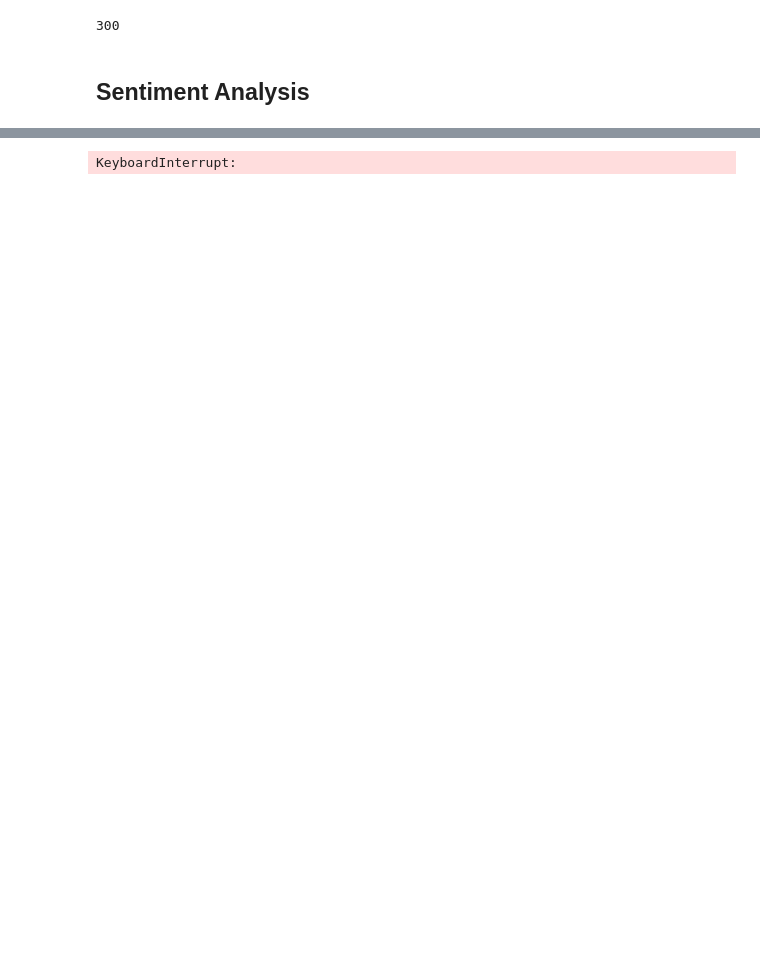
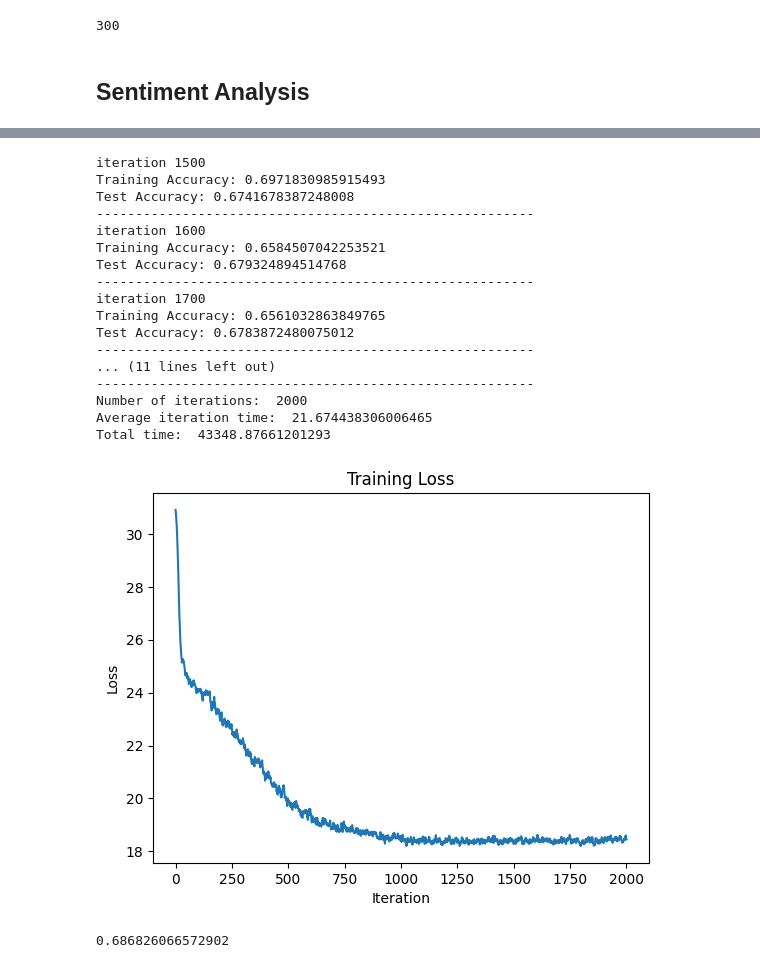
Before and after one commit to ksananth4424/ML_IISc, a Jupyter notebook: Sentiment_model/model_word2vec.ipynb, the cells around one changed output, grey strips where cells are left out. Cells and saved outputs as stored; diff of their text form; code cells hidden in the pictures; blank space fills up the shorter version.

```diff
--- a/Sentiment_model/model_word2vec.ipynb
+++ b/Sentiment_model/model_word2vec.ipynb
@@ -302,52 +479,71 @@ net = load_network()
 # %%
-n = len(training_data)
-k = n//10
-
-initial_eta = 0.01
-decay_rate = 0.96
-decay_step = 100
-decay = 0.002
-
-iterations = 1
-losses = []
-previous_loss = 0
-iteration_time = []
-# np.random.seed(42)
 while True:
     time1 = time.process_time()
     random_seed = random.randint(0, n)
     np.random.seed(random_seed)
-    indices = np.random.choice(n, k, replace=True)
+    indices = np.random.choice(n, k, replace=False)
     temp_X_train = X_train[indices]
     temp_y_train = y_train[indices]
     training_inputs = [np.reshape(x, (len(x), 1)) for x in temp_X_train]
     training_results = [np.reshape(y, (1, 1)) for y in temp_y_train]
-    training_data = list(zip(training_inputs, training_results))
+    temp_training_data = list(zip(training_inputs, training_results))
+    if(iterations % 100 == 0):
+      print(f"iteration {iterations}")
+      print(f"Training Accuracy: {net.test(temp_training_data)}")
+      print(f"Test Accuracy: {net.test(test_data)}")
+      print("--------------------------------------------------------")
 
-    eta = initial_eta / (1 + decay * iterations)
-    # eta = initial_eta * decay_rate ** (iterations / decay_step)
-    net.train(training_data, 1, eta)
+    # eta = initial_eta / (1 + decay * iterations)
+    eta = initial_eta * decay_rate ** (iterations / decay_step)
+    net.train(temp_training_data, 1, eta)
     # net.train(training_data, 1, eta)
     temp = Network.loss(net, training_data)
     losses.append(temp)
     # if abs(temp - previous_loss) < 1e-7 or iterations == 8000:
     #     break
+    etas.append(eta)
     if(iterations == 2000):
        break
     previous_loss = temp
     iterations += 1
     time2 = time.process_time()
     iteration_time.append(time2 - time1)
 
 print("Number of iterations: ", iterations)
 print("Average iteration time: ", np.mean(iteration_time))
 print("Total time: ", np.sum(iteration_time))
-print(net.test(test_data))
 plt.figure()
 plt.plot(losses)
 plt.xlabel('Iteration')
 plt.ylabel('Loss')
 plt.title('Training Loss')
 plt.show()
+after = net.test(test_data)
+# print(before)
+print(after)
+plt.figure()
+plt.plot(etas)
+plt.xlabel('Iteration')
+plt.ylabel('ETA')
+plt.title('ETA plot')
+plt.show()
 # %% [output]
-KeyboardInterrupt:
+iteration 1500
+Training Accuracy: 0.6971830985915493
+Test Accuracy: 0.6741678387248008
+--------------------------------------------------------
+iteration 1600
+Training Accuracy: 0.6584507042253521
+Test Accuracy: 0.679324894514768
+--------------------------------------------------------
+iteration 1700
+Training Accuracy: 0.6561032863849765
+Test Accuracy: 0.6783872480075012
+--------------------------------------------------------
+... (11 lines left out)
+--------------------------------------------------------
+Number of iterations:  2000
+Average iteration time:  21.674438306006465
+Total time:  43348.87661201293
+[figure, added]
+0.686826066572902
```
Also changed, not shown: parts of 24 cells of this notebook, 5 other files.
